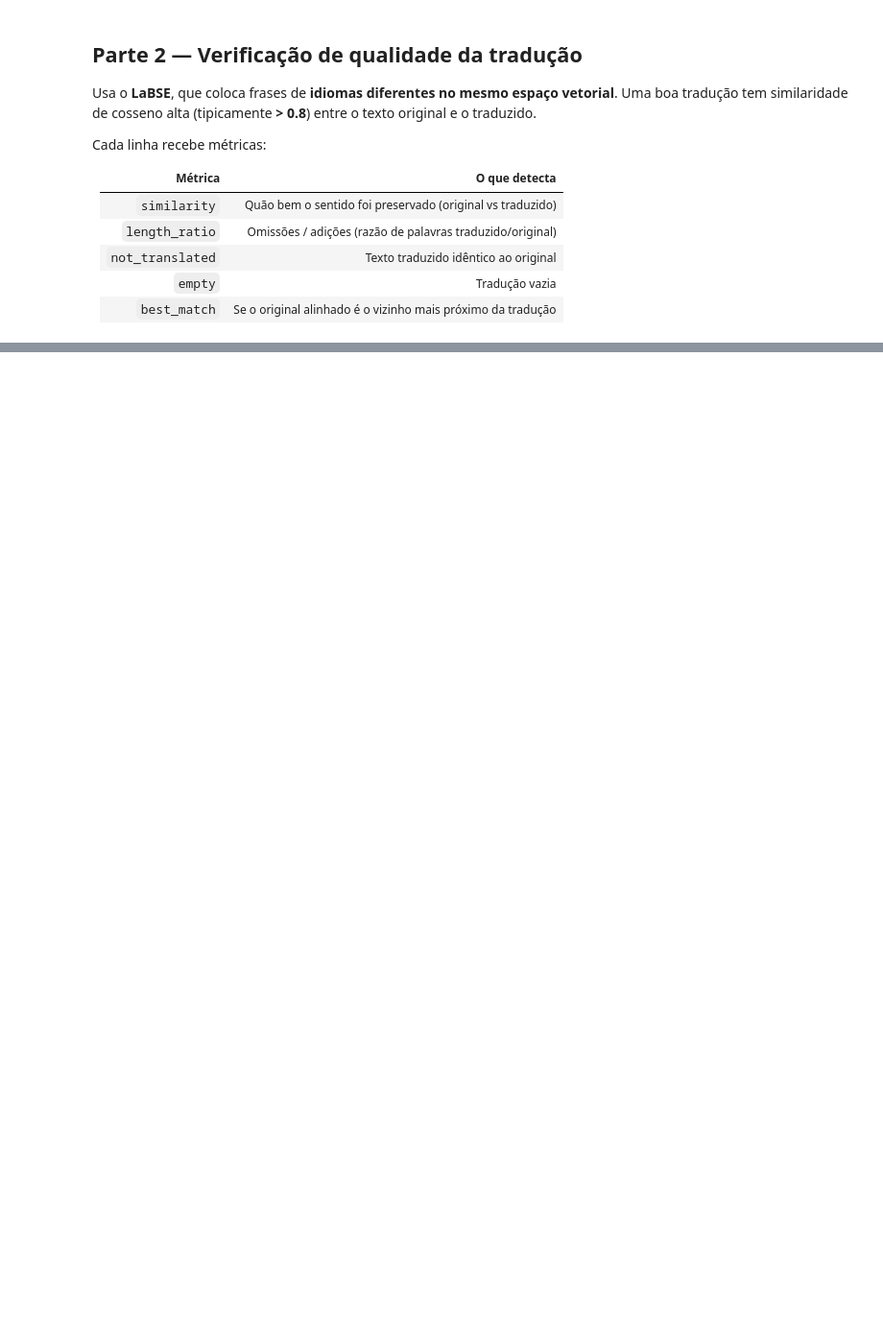
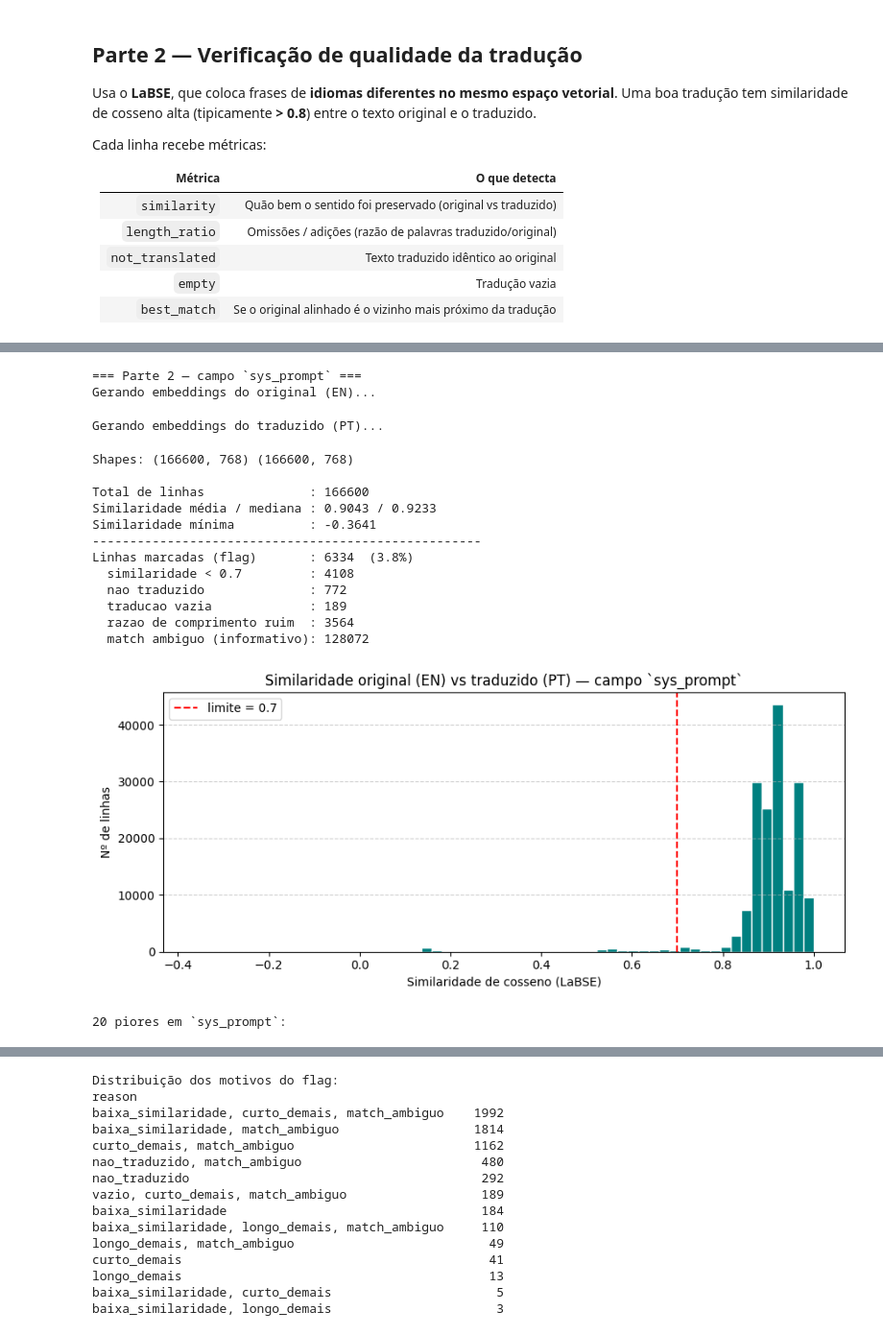
Before and after one commit to Erickllino/pi-cesar, a Jupyter notebook: Translation-Checker/hkp/validate.ipynb, the cells around one changed output, grey strips where cells are left out. Shown at 96% size. Drawn from its saved outputs; the diff is of its cells as text; code cells hidden in the pictures; blank space fills up the shorter version.

```diff
--- a/Translation-Checker/hkp/validate.ipynb
+++ b/Translation-Checker/hkp/validate.ipynb
@@ -49,7 +49,7 @@ ORIGINAL_PATH   = str(DATA_DIR / "Original"   / "hackaprompt.parquet")
 TRANSLATED_PATH = str(DATA_DIR / "Translated" / "hackaprompt_pt_br_Qwen__Qwen2.5-72B-Instruct-AWQ.parquet")
 
 # Hackaprompt traduz dois campos por linha (system prompt + input do usuário).
-TEXT_COLS  = ["prompt", "user_input"]
+TEXT_COLS  = ["prompt", "user_input", "sys_prompt"]  # campos de texto a comparar
 HEALTH_COL = "prompt"        # campo usado na Parte 1 (health analysis)
 LABEL_COL  = "correct"       # boolean: tentativa bem-sucedida de injeção
 
@@ -431,8 +442,8 @@ def run_translation_check(field: str):
     fig, ax = plt.subplots(figsize=(9, 4))
     ax.hist(results["similarity"], bins=60, color="teal", edgecolor="white")
     ax.axvline(SIM_THRESHOLD, color="red", linestyle="--", label=f"limite = {SIM_THRESHOLD}")
-    ax.set_title(f"Número de mensagens vs similaridade — campo `{field}`")
-    ax.set_xlabel("Similaridade de cosseno (LaBSE)"); ax.set_ylabel("Número de mensagens")
+    ax.set_title(f"Similaridade original (EN) vs traduzido (PT) — campo `{field}`")
+    ax.set_xlabel("Similaridade de cosseno (LaBSE)"); ax.set_ylabel("Nº de linhas")
     ax.legend(); ax.grid(axis="y", linestyle="--", alpha=0.6)
     fig.tight_layout(); plt.show()
 
@@ -471,0 +572,20 @@ ValueError: Unsupported input type: float. Expected one of: str, dict, PIL.Image
+# %%
+results_user_input = run_translation_check("sys_prompt")
+# %% [output]
+=== Parte 2 — campo `sys_prompt` ===
+Gerando embeddings do original (EN)...
+Gerando embeddings do traduzido (PT)...
+Shapes: (166600, 768) (166600, 768)
+
+Total de linhas              : 166600
+Similaridade média / mediana : 0.9043 / 0.9233
+Similaridade mínima          : -0.3641
+----------------------------------------------------
+Linhas marcadas (flag)       : 6334  (3.8%)
+  similaridade < 0.7         : 4108
+  nao traduzido              : 772
+  traducao vazia             : 189
+  razao de comprimento ruim  : 3564
+  match ambiguo (informativo): 128072
+[figure, added]
+20 piores em `sys_prompt`:
@@ -471,0 +609,15 @@ ValueError: Unsupported input type: float. Expected one of: str, dict, PIL.Image
+Distribuição dos motivos do flag:
+reason
+baixa_similaridade, curto_demais, match_ambiguo    1992
+baixa_similaridade, match_ambiguo                  1814
+curto_demais, match_ambiguo                        1162
+nao_traduzido, match_ambiguo                        480
+nao_traduzido                                       292
+vazio, curto_demais, match_ambiguo                  189
+baixa_similaridade                                  184
+baixa_similaridade, longo_demais, match_ambiguo     110
+longo_demais, match_ambiguo                          49
+curto_demais                                         41
+longo_demais                                         13
+baixa_similaridade, curto_demais                      5
+baixa_similaridade, longo_demais                      3
```
Also changed, not shown: parts of 5 cells of this notebook, 1 other file.
